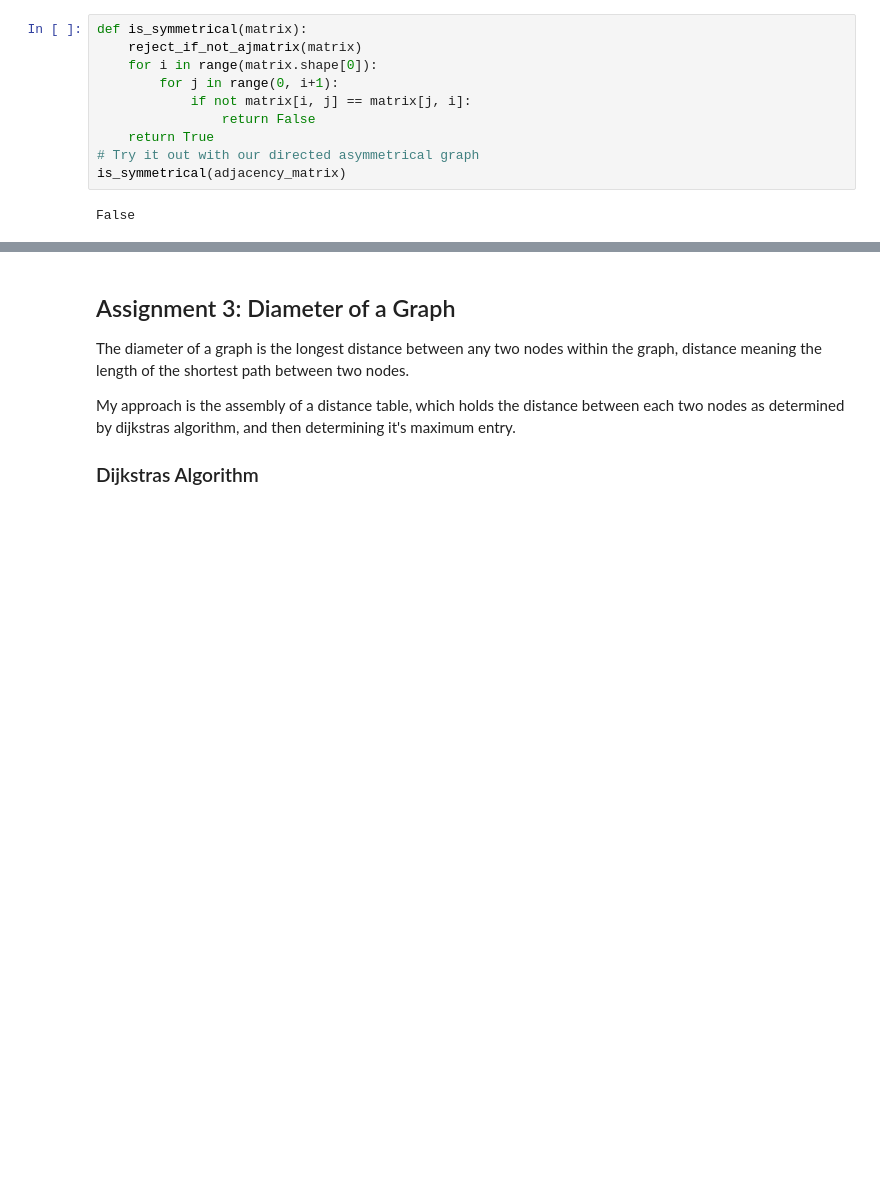
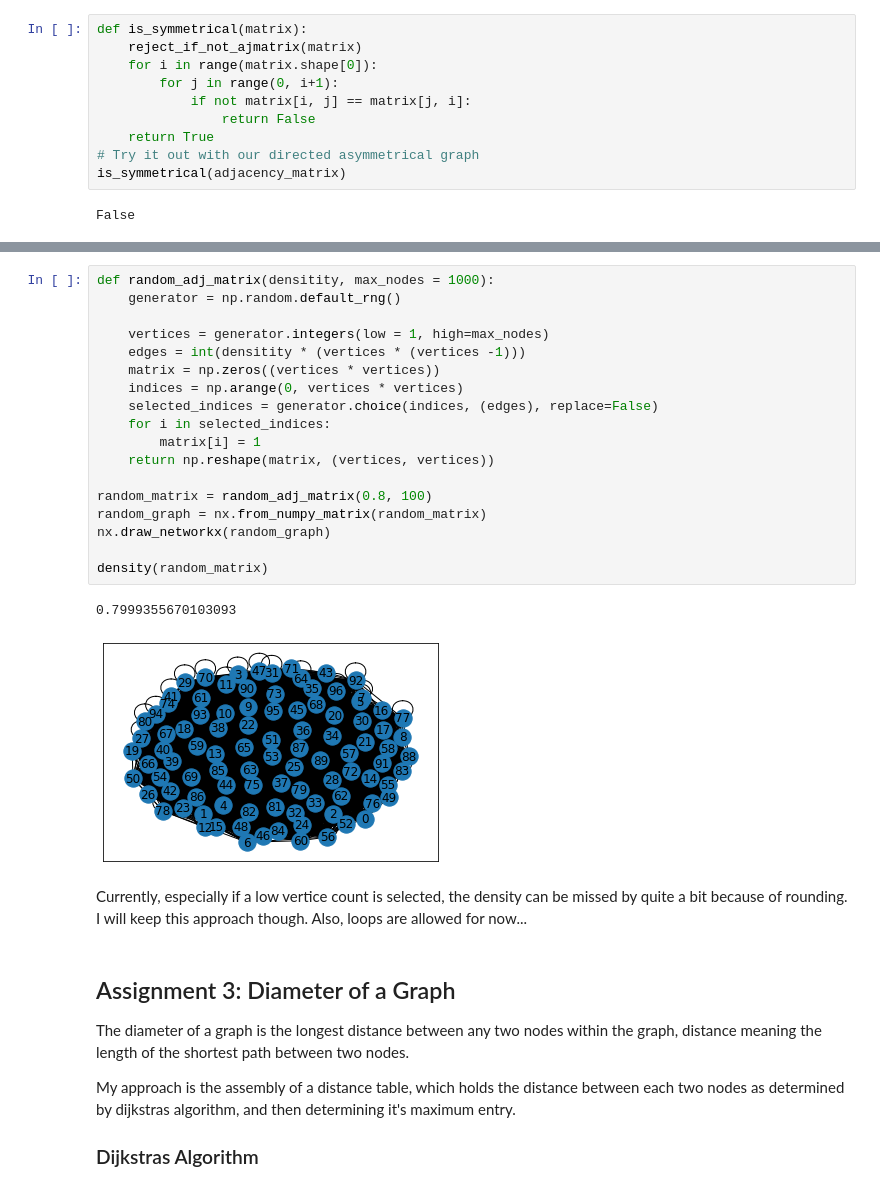
Before and after one commit to JustusMzB/networkanalysis, a Jupyter notebook: Exercise1.ipynb, the cells around one changed output, grey strips where cells are left out. Drawn from its saved outputs; the diff is of its cells as text; blank space fills up the shorter version.

```diff
--- a/Exercise1.ipynb
+++ b/Exercise1.ipynb
@@ -141,3 +145,26 @@ I will leave this assignment out for now, as I am not sure wether it serves my s
+# %%
+def random_adj_matrix(densitity, max_nodes = 1000):
+    generator = np.random.default_rng()
+
+    vertices = generator.integers(low = 1, high=max_nodes)
+    edges = int(densitity * (vertices * (vertices -1)))
+    matrix = np.zeros((vertices * vertices))
+    indices = np.arange(0, vertices * vertices)
+    selected_indices = generator.choice(indices, (edges), replace=False)
+    for i in selected_indices:
+        matrix[i] = 1
+    return np.reshape(matrix, (vertices, vertices))
+
+random_matrix = random_adj_matrix(0.8, 100)
+random_graph = nx.from_numpy_matrix(random_matrix)
+nx.draw_networkx(random_graph)
+
+density(random_matrix)
+# %% [output]
+0.7999355670103093
+[figure, added]
+# %% [markdown]
+Currently, especially if a low vertice count is selected, the density can be missed by quite a bit because of rounding. I will keep this approach though. Also, loops are allowed for now...
 # %% [markdown]
 ## Assignment 3: Diameter of a Graph
 The diameter of a graph is the longest distance between any two nodes within the graph, distance meaning the length of the shortest path between two nodes.
```
Also changed, not shown: parts of 4 cells of this notebook.
